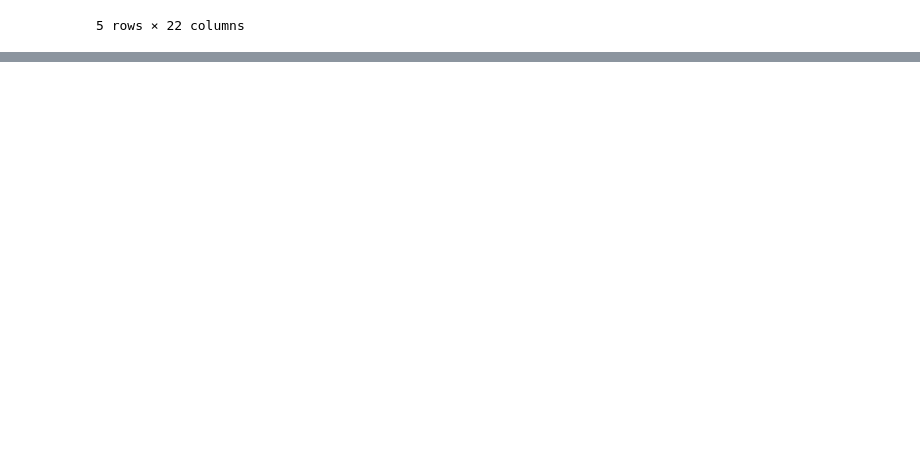
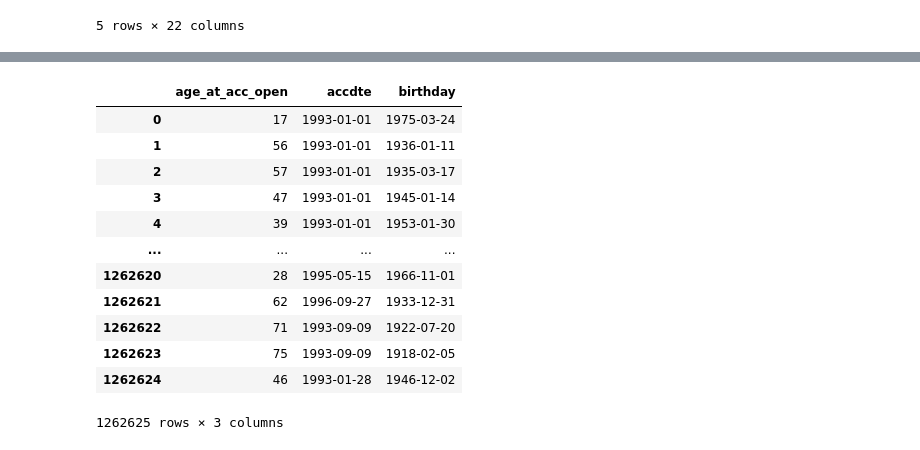
Before and after one commit to amithsbhat/machinelearning, a Jupyter notebook: FeatureEngg.ipynb, the cells around one changed output, grey strips where cells are left out. Drawn from its saved outputs; the diff is of its cells as text; code cells hidden in the pictures; blank space fills up the shorter version.

```diff
--- a/FeatureEngg.ipynb
+++ b/FeatureEngg.ipynb
@@ -334,0 +369,16 @@ dfraw.head()
+# %%
+dfraw[['age_at_acc_open', 'accdte', 'birthday']]
+# %% [output]
+|  | age_at_acc_open | accdte | birthday |
+| 0 | 17 | 1993-01-01 | 1975-03-24 |
+| 1 | 56 | 1993-01-01 | 1936-01-11 |
+| 2 | 57 | 1993-01-01 | 1935-03-17 |
+| 3 | 47 | 1993-01-01 | 1945-01-14 |
+| 4 | 39 | 1993-01-01 | 1953-01-30 |
+| ... | ... | ... | ... |
+| 1262620 | 28 | 1995-05-15 | 1966-11-01 |
+| 1262621 | 62 | 1996-09-27 | 1933-12-31 |
+| 1262622 | 71 | 1993-09-09 | 1922-07-20 |
+| 1262623 | 75 | 1993-09-09 | 1918-02-05 |
+| 1262624 | 46 | 1993-01-28 | 1946-12-02 |
+1262625 rows × 3 columns
```
Also changed, not shown: parts of 14 cells of this notebook.
